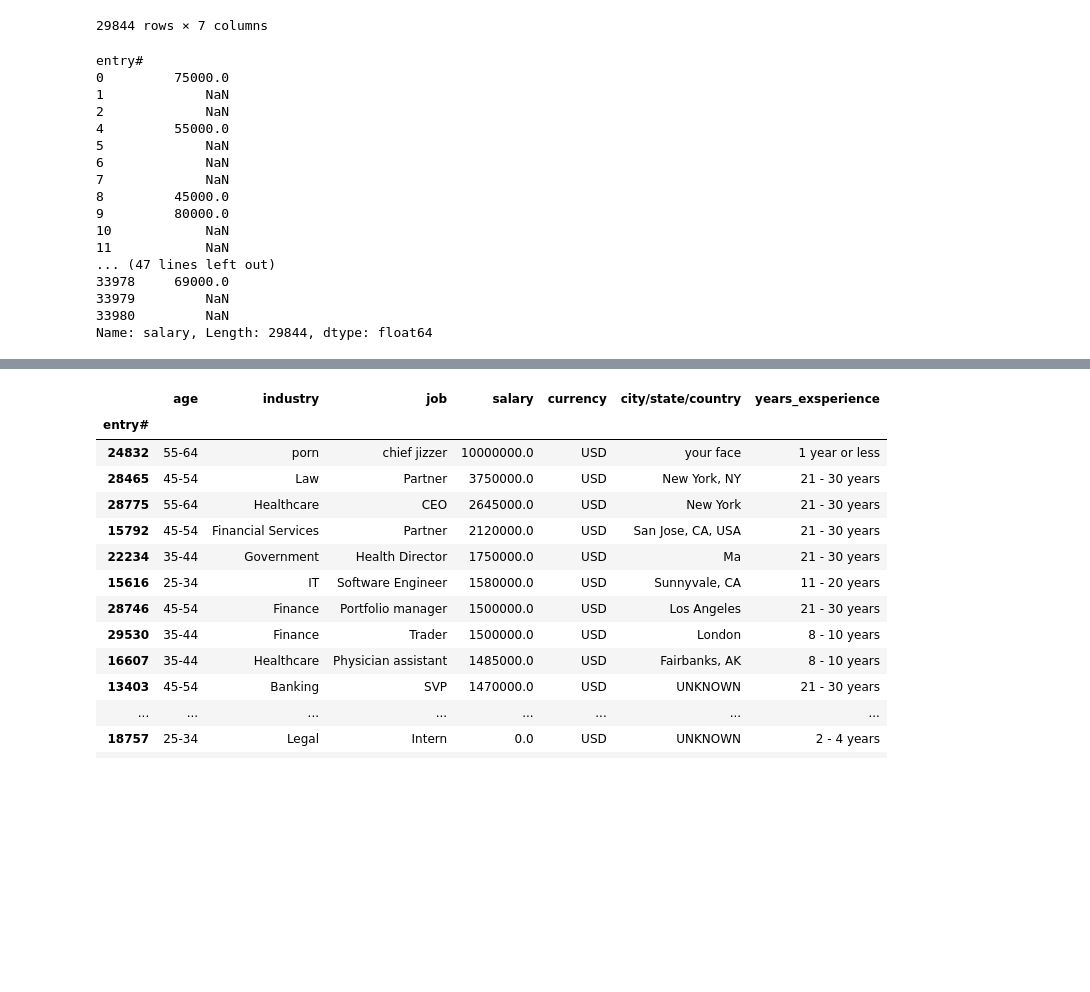
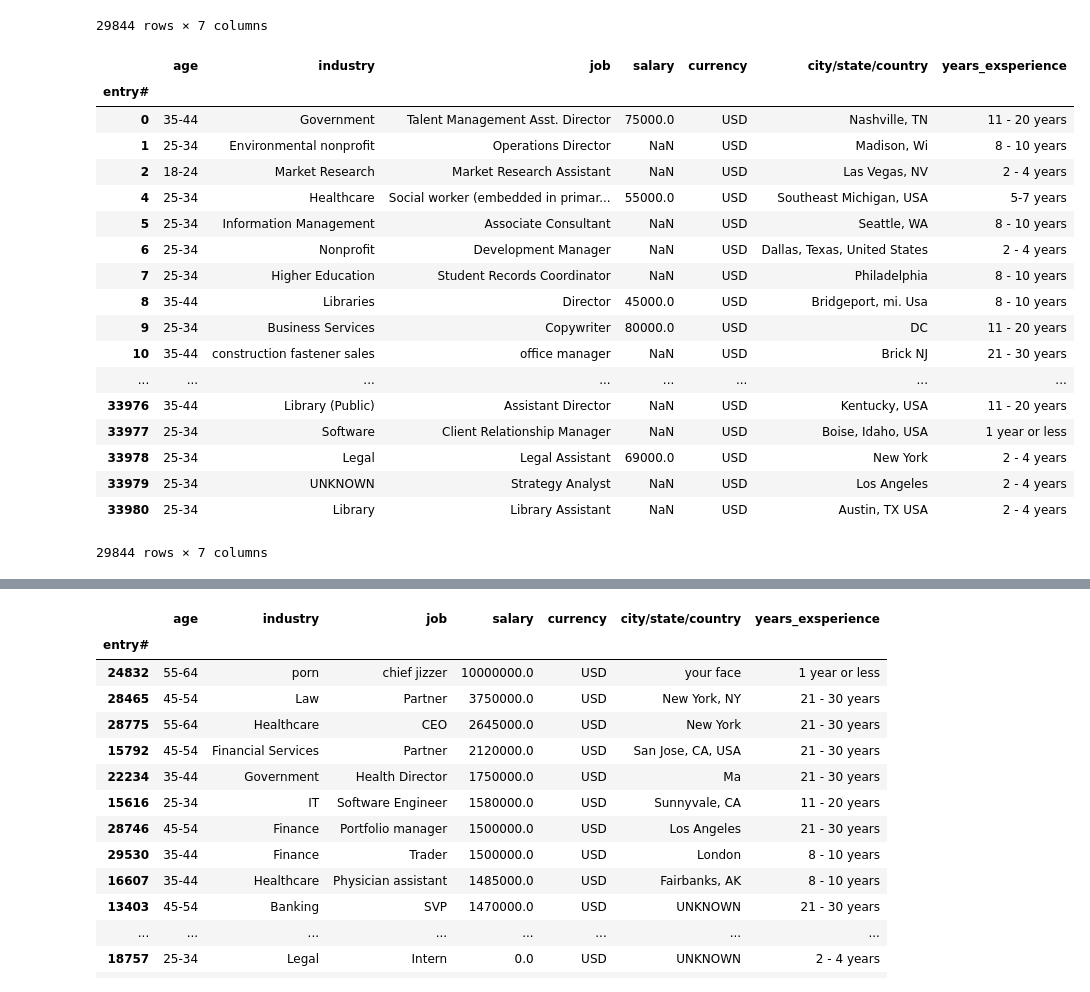
Before and after one commit to Dawad81/IS362-Database-Acquisition-and-Management, a Jupyter notebook: Project2/IS362_Project2.ipynb, the cells around one changed output, grey strips where cells are left out. Drawn from its saved outputs; the diff is of its cells as text; code cells hidden in the pictures; blank space fills up the shorter version.

```diff
--- a/Project2/IS362_Project2.ipynb
+++ b/Project2/IS362_Project2.ipynb
@@ -371,24 +371,28 @@ us_salaries
 | 33980 | 25-34 | Library | Library Assistant | $33,500 | USD | Austin, TX USA | 2 - 4 years |
 29844 rows × 7 columns
 # %%
-pd.to_numeric(us_salaries['salary'], errors='coerce')
+us_salaries.salary = pd.to_numeric(us_salaries['salary'], errors='coerce')
-# %% [output]
-entry#
-0         75000.0
-1             NaN
-2             NaN
-4         55000.0
-5             NaN
-6             NaN
-7             NaN
-8         45000.0
-9         80000.0
-10            NaN
-11            NaN
-... (47 lines left out)
-33978     69000.0
-33979         NaN
-33980         NaN
-Name: salary, Length: 29844, dtype: float64
+# %%
+us_salaries
+# %% [output]
+|  | age | industry | job | salary | currency | city/state/country | years_exsperience |
+| entry# |  |  |  |  |  |  |  |
+| 0 | 35-44 | Government | Talent Management Asst. Director | 75000.0 | USD | Nashville, TN | 11 - 20 years |
+| 1 | 25-34 | Environmental nonprofit | Operations Director | NaN | USD | Madison, Wi | 8 - 10 years |
+| 2 | 18-24 | Market Research | Market Research Assistant | NaN | USD | Las Vegas, NV | 2 - 4 years |
+| 4 | 25-34 | Healthcare | Social worker (embedded in primar... | 55000.0 | USD | Southeast Michigan, USA | 5-7 years |
+| 5 | 25-34 | Information Management | Associate Consultant | NaN | USD | Seattle, WA | 8 - 10 years |
+| 6 | 25-34 | Nonprofit | Development Manager | NaN | USD | Dallas, Texas, United States | 2 - 4 years |
+| 7 | 25-34 | Higher Education | Student Records Coordinator | NaN | USD | Philadelphia | 8 - 10 years |
+| 8 | 35-44 | Libraries | Director | 45000.0 | USD | Bridgeport, mi. Usa | 8 - 10 years |
+| 9 | 25-34 | Business Services | Copywriter | 80000.0 | USD | DC | 11 - 20 years |
+| 10 | 35-44 | construction fastener sales | office manager | NaN | USD | Brick NJ | 21 - 30 years |
+| ... | ... | ... | ... | ... | ... | ... | ... |
+| 33976 | 35-44 | Library (Public) | Assistant Director | NaN | USD | Kentucky, USA | 11 - 20 years |
+| 33977 | 25-34 | Software | Client Relationship Manager | NaN | USD | Boise, Idaho, USA | 1 year or less |
+| 33978 | 25-34 | Legal | Legal Assistant | 69000.0 | USD | New York | 2 - 4 years |
+| 33979 | 25-34 | UNKNOWN | Strategy Analyst | NaN | USD | Los Angeles | 2 - 4 years |
+| 33980 | 25-34 | Library | Library Assistant | NaN | USD | Austin, TX USA | 2 - 4 years |
+29844 rows × 7 columns
 # %%
 us_salaries_int = us_salaries.dropna()
```
Also changed, not shown: parts of 3 cells of this notebook, 1 other file.
